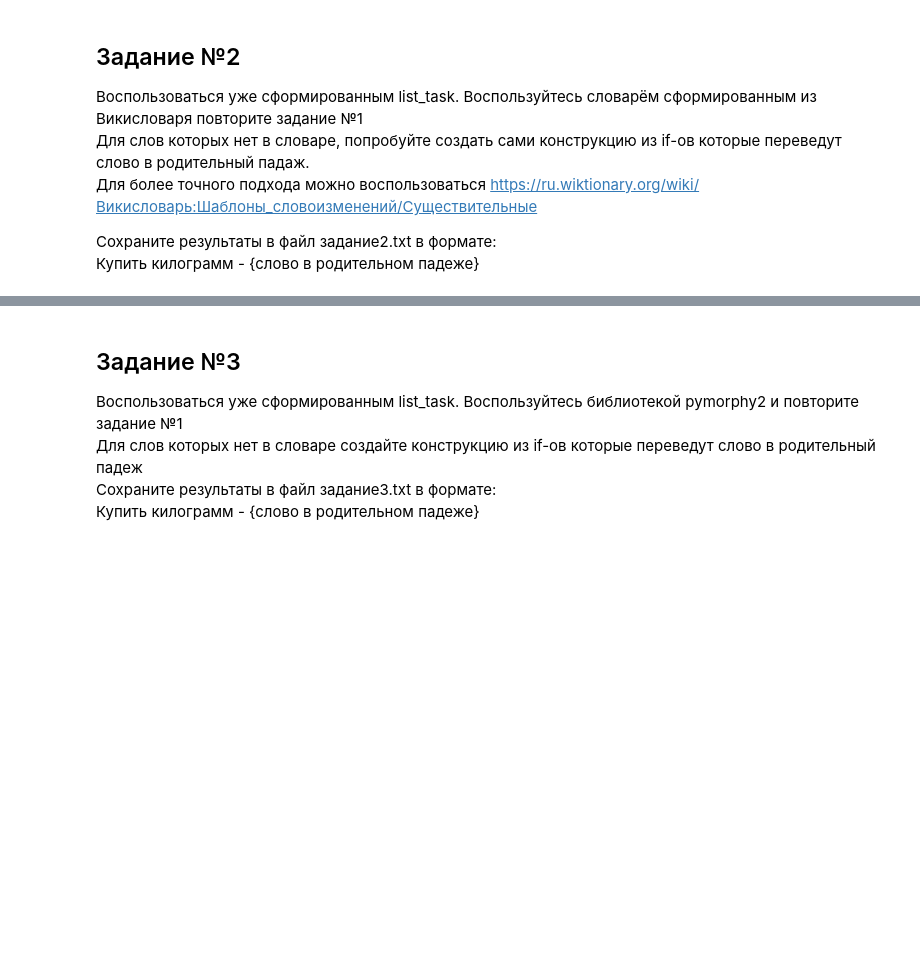
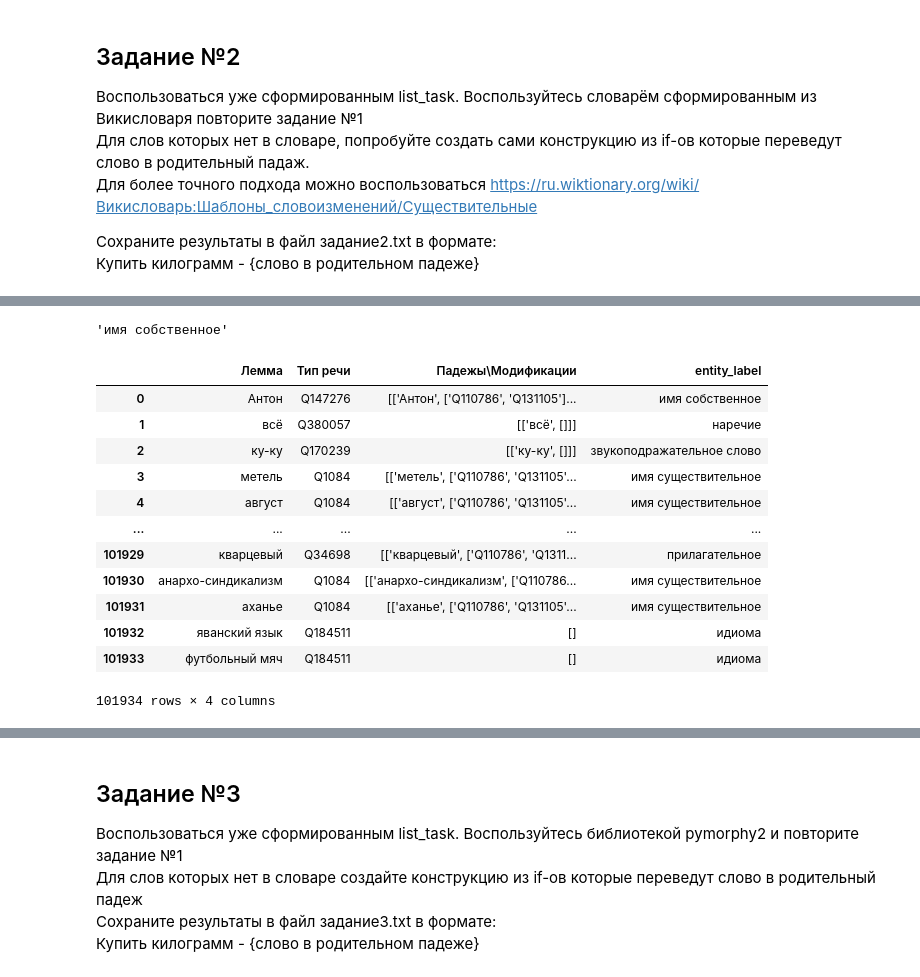
Before and after one commit to vancomm/edu_morf_1, a Jupyter notebook: morf_task_1.ipynb, the cells around one changed output, grey strips where cells are left out. Cells and saved outputs as stored; diff of their text form; code cells hidden in the pictures; blank space fills up the shorter version.

```diff
--- a/morf_task_1.ipynb
+++ b/morf_task_1.ipynb
@@ -6,5 +57,12 @@ import pandas as pd
 Сохранить результаты в файл задание1.txt в формате:  <br>
 Купить килограмм - {слово в родительном падеже}
 # %%
-with open(r'./data/text.txt', encoding="utf-8") as f:
-    lines = f.readlines()
+result_lines: list[str] = []
+
+for context, words in task_reader():
+    for word in words:
+        target = input(f"{context} ({word}): ")
+        line = f"{context} - {target}"
+        result_lines.append(line)
+
+(out_dir / "задание1.txt").write_text("\n".join(result_lines))
@@ -43,3 +81,3 @@ with open("задание1.txt", "w") as output:
 # %%
-df = pd.read_csv(r'./data/data_lem.csv', index_col=0)
-df.head()
+df = pd.read_csv('./data/data_lem.csv', index_col=0)
+df
@@ -45,0 +98,31 @@ df.head()
+# %%
+@lru_cache  # cache responses to reduce number of requests
+def get_entity_label(entity_code: str) -> str:
+    url = f"https://www.wikidata.org/wiki/Special:EntityData/{entity_code}.json"
+    content = json.load(urlopen(url))
+    try:
+        return content["entities"][entity_code]["labels"]["ru"]["value"]
+    except Exception:
+        print(content)
+        raise
+
+get_entity_label("Q147276")
+# %% [output]
+'имя собственное'
+# %%
+df['entity_label'] = df['Тип речи'].map(get_entity_label)
+df
+# %% [output]
+|  | Лемма | Тип речи | Падежы\Модификации | entity_label |
+| 0 | Антон | Q147276 | [['Антон', ['Q110786', 'Q131105']... | имя собственное |
+| 1 | всё | Q380057 | [['всё', []]] | наречие |
+| 2 | ку-ку | Q170239 | [['ку-ку', []]] | звукоподражательное слово |
+| 3 | метель | Q1084 | [['метель', ['Q110786', 'Q131105'... | имя существительное |
+| 4 | август | Q1084 | [['август', ['Q110786', 'Q131105'... | имя существительное |
+| ... | ... | ... | ... | ... |
+| 101929 | кварцевый | Q34698 | [['кварцевый', ['Q110786', 'Q1311... | прилагательное |
+| 101930 | анархо-синдикализм | Q1084 | [['анархо-синдикализм', ['Q110786... | имя существительное |
+| 101931 | аханье | Q1084 | [['аханье', ['Q110786', 'Q131105'... | имя существительное |
+| 101932 | яванский язык | Q184511 | [] | идиома |
+| 101933 | футбольный мяч | Q184511 | [] | идиома |
+101934 rows × 4 columns
```
Also changed, not shown: parts of 27 cells of this notebook, 5 other files.
